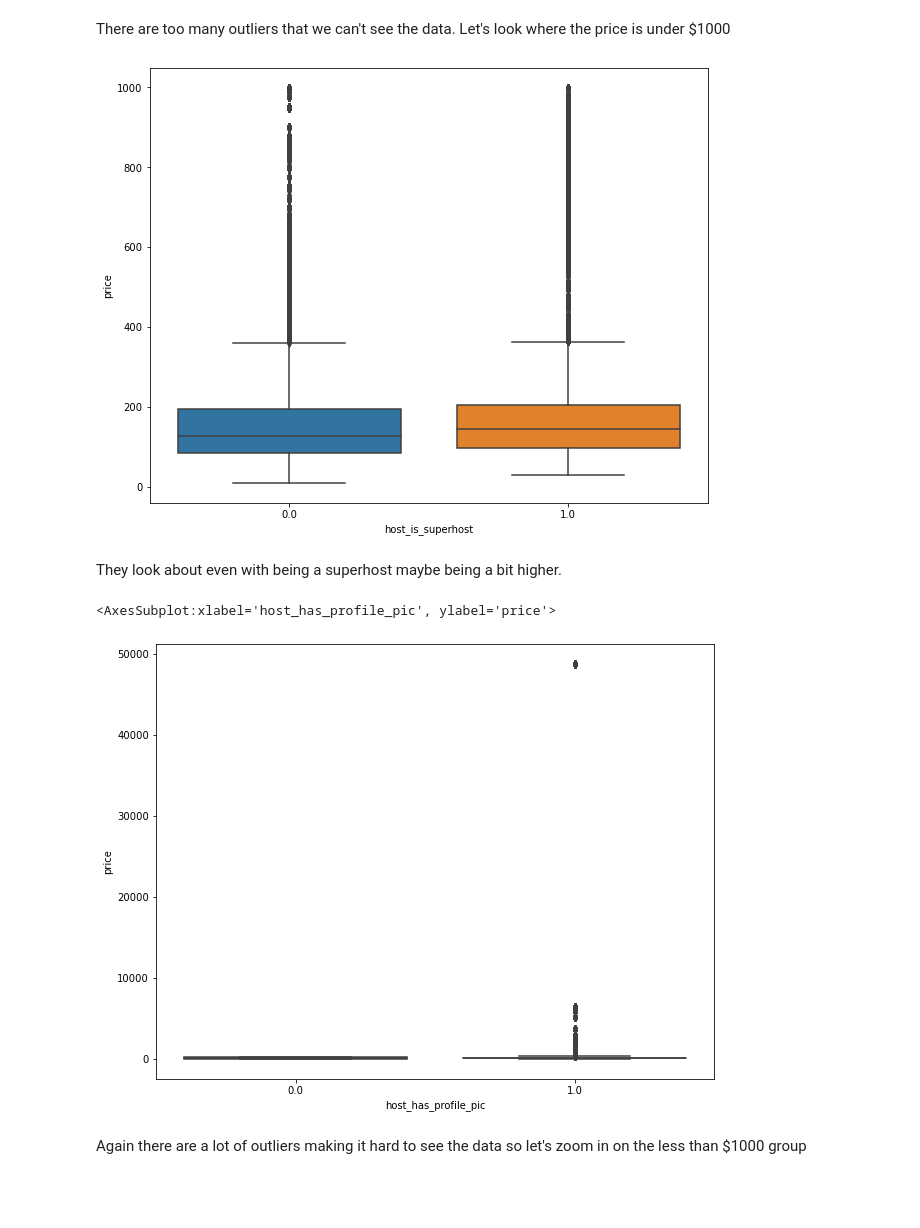
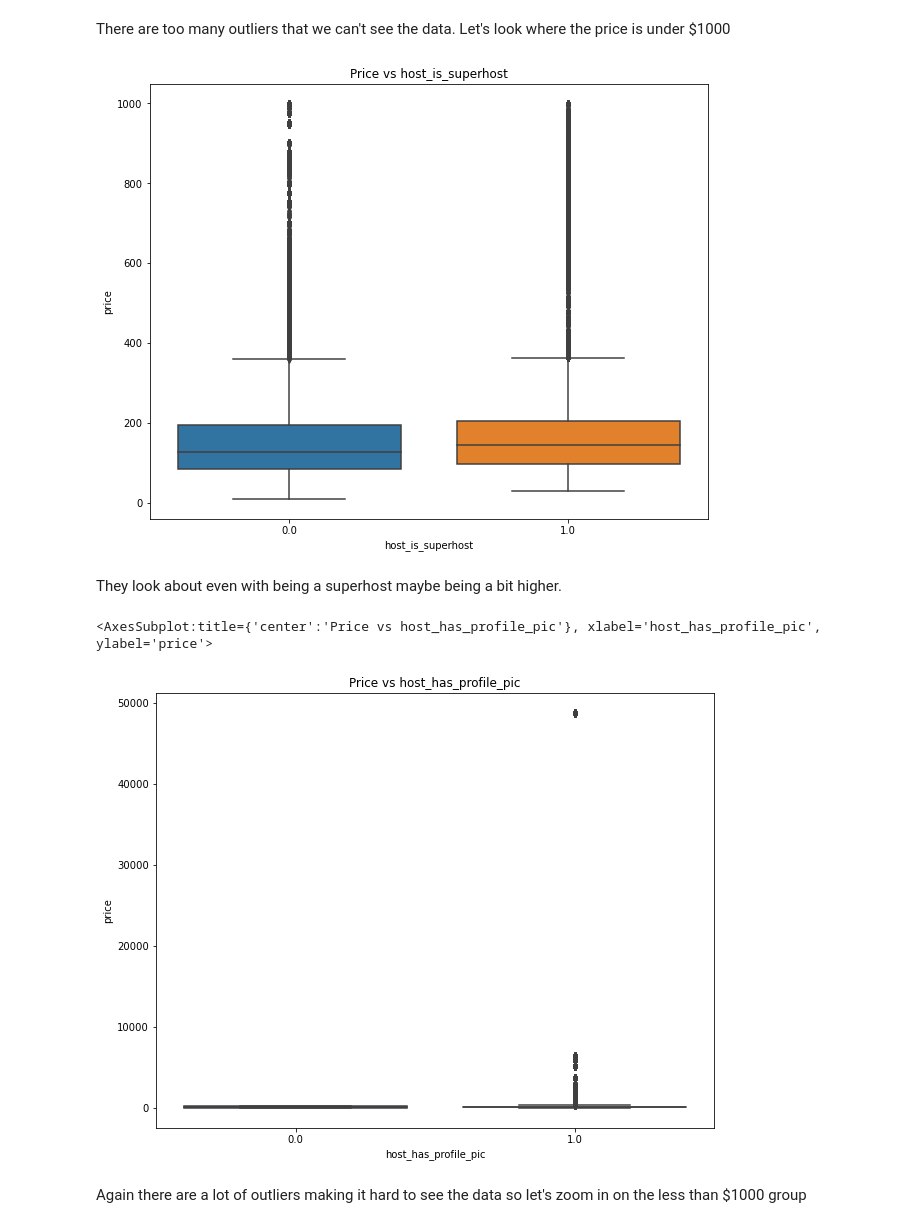
Before and after one commit to matthew-edelmann/capstone_, a Jupyter notebook: EDA.ipynb, the cells around one changed output. Drawn from its saved outputs; the diff is of its cells as text; code cells hidden in the pictures; blank space fills up the shorter version.

```diff
--- a/EDA.ipynb
+++ b/EDA.ipynb
@@ -38,19 +41,23 @@ There are too many outliers that we can't see the data. Let's look where the pri
 # %%
 #Price < $1000 vs host_is_superhost
 plt.figure(figsize=(10,8))
+plt.tight_layout(pad=2)
+plt.title('Price vs host_is_superhost')
 sns.boxplot(data=df_full[df_full['price'] < 1000], x='host_is_superhost', y='price')
 plt.savefig('pics/host_is_superhost_graph.png')
 # %% [output]
-[figure, old version]
+[figure, new version]
 # %% [markdown]
 They look about even with being a superhost maybe being a bit higher.
 # %%
 #Price vs host_has_profile_pic
 plt.figure(figsize=(10,8))
+plt.tight_layout(pad=2)
+plt.title('Price vs host_has_profile_pic')
 sns.boxplot(data=df_full, x='host_has_profile_pic', y='price')
 # %% [output]
-<AxesSubplot:xlabel='host_has_profile_pic', ylabel='price'>
+<AxesSubplot:title={'center':'Price vs host_has_profile_pic'}, xlabel='host_has_profile_pic', ylabel='price'>
-[figure, old version]
+[figure, new version]
 # %% [markdown]
 Again there are a lot of outliers making it hard to see the data so let's zoom in on the less than $1000 group
 # %%
```
Also changed, not shown: parts of 13 cells of this notebook, 1 other file.
